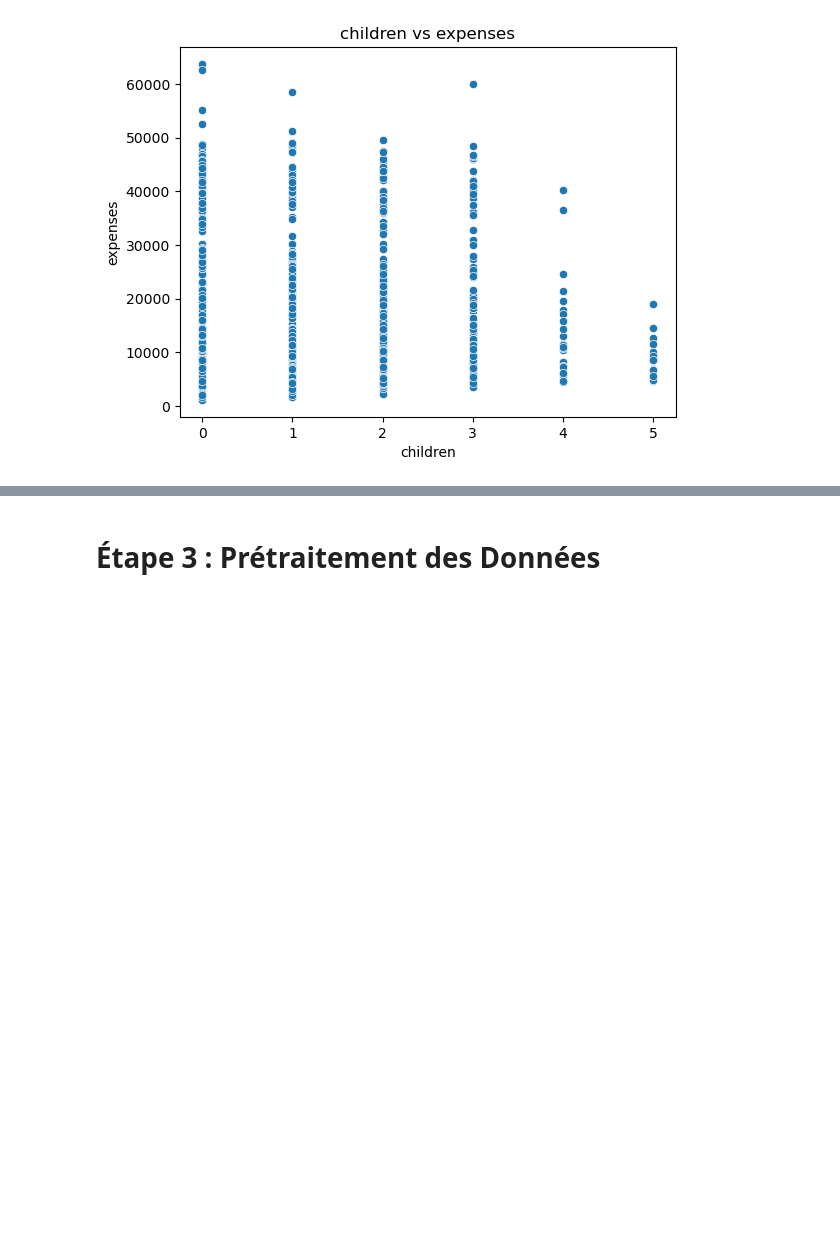
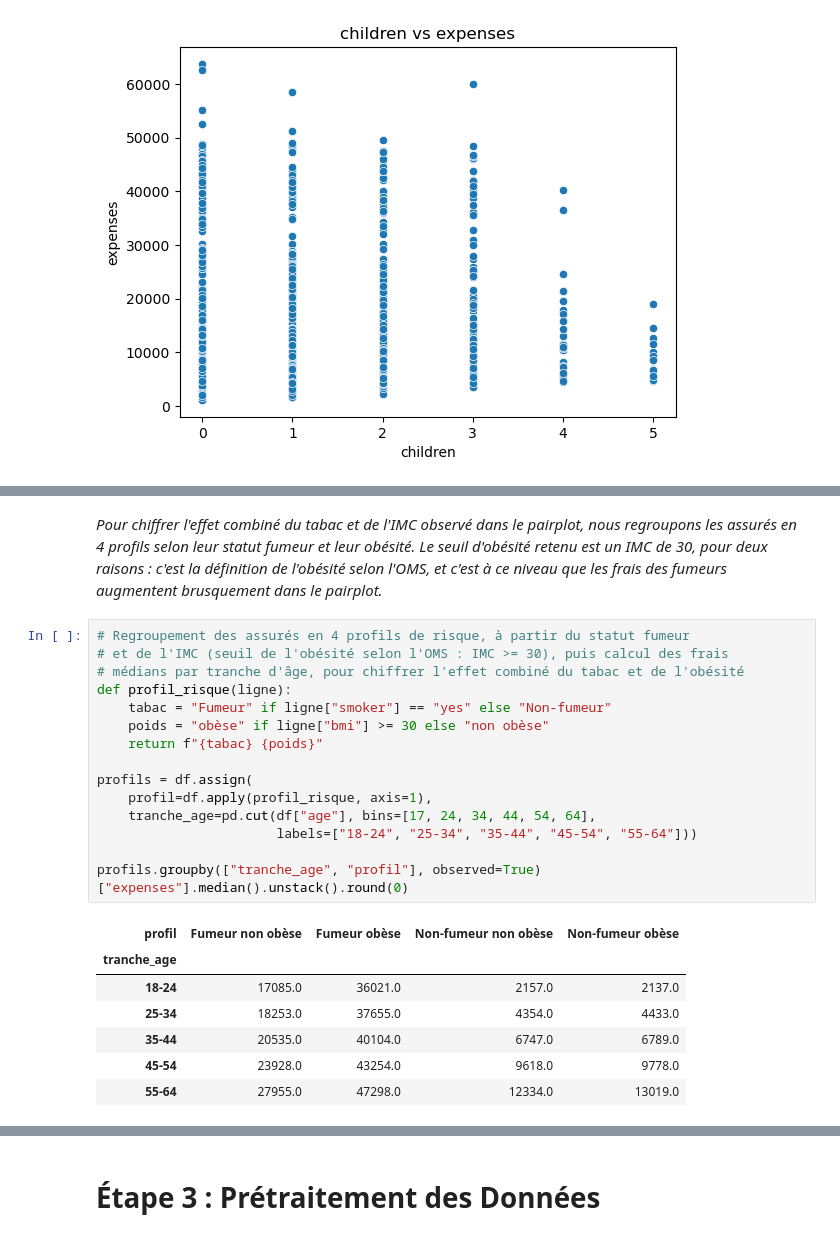
Before and after one commit to MounaMILADI/Projet-Aegis-health-coverage, a Jupyter notebook: Insurance.ipynb, the cells around one changed output, grey strips where cells are left out. Cells and saved outputs as stored; diff of their text form; blank space fills up the shorter version.

```diff
--- a/Insurance.ipynb
+++ b/Insurance.ipynb
@@ -281,0 +315,25 @@ plt.show()
+# %% [markdown]
+*Pour chiffrer l'effet combiné du tabac et de l'IMC observé dans le pairplot, nous regroupons les assurés en 4 profils selon leur statut fumeur et leur obésité. Le seuil d'obésité retenu est un IMC de 30, pour deux raisons : c'est la définition de l'obésité selon l'OMS, et c'est à ce niveau que les frais des fumeurs augmentent brusquement dans le pairplot.*
+# %%
+# Regroupement des assurés en 4 profils de risque, à partir du statut fumeur
+# et de l'IMC (seuil de l'obésité selon l'OMS : IMC >= 30), puis calcul des frais
+# médians par tranche d'âge, pour chiffrer l'effet combiné du tabac et de l'obésité
+def profil_risque(ligne):
+    tabac = "Fumeur" if ligne["smoker"] == "yes" else "Non-fumeur"
+    poids = "obèse" if ligne["bmi"] >= 30 else "non obèse"
+    return f"{tabac} {poids}"
+
+profils = df.assign(
+    profil=df.apply(profil_risque, axis=1),
+    tranche_age=pd.cut(df["age"], bins=[17, 24, 34, 44, 54, 64],
+                       labels=["18-24", "25-34", "35-44", "45-54", "55-64"]))
+
+profils.groupby(["tranche_age", "profil"], observed=True)["expenses"].median().unstack().round(0)
+# %% [output]
+| profil | Fumeur non obèse | Fumeur obèse | Non-fumeur non obèse | Non-fumeur obèse |
+| tranche_age |  |  |  |  |
+| 18-24 | 17085.0 | 36021.0 | 2157.0 | 2137.0 |
+| 25-34 | 18253.0 | 37655.0 | 4354.0 | 4433.0 |
+| 35-44 | 20535.0 | 40104.0 | 6747.0 | 6789.0 |
+| 45-54 | 23928.0 | 43254.0 | 9618.0 | 9778.0 |
+| 55-64 | 27955.0 | 47298.0 | 12334.0 | 13019.0 |
```
Also changed, not shown: parts of 14 cells of this notebook.
